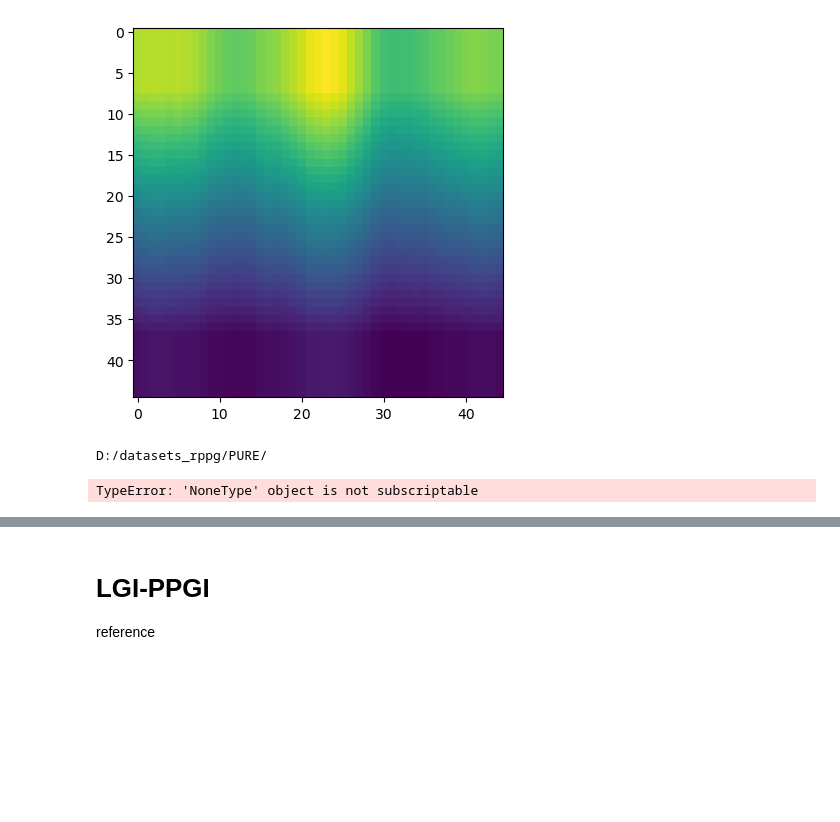
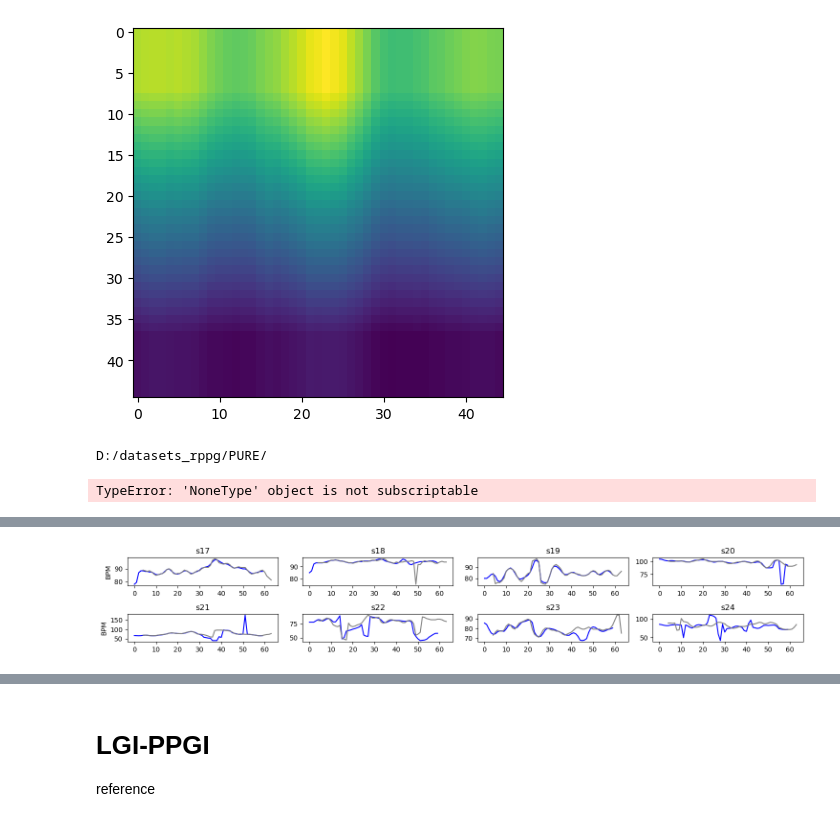
Before and after one commit to emilierp/landmark_rppg, a Jupyter notebook: project_landmarks/different_dataset.ipynb, the cells around one changed output, grey strips where cells are left out. Drawn from its saved outputs; the diff is of its cells as text; code cells hidden in the pictures; blank space fills up the shorter version.

```diff
--- a/project_landmarks/different_dataset.ipynb
+++ b/project_landmarks/different_dataset.ipynb
@@ -71,0 +170,23 @@ TypeError: 'NoneType' object is not subscriptable
+# %%
+import matplotlib.pyplot as plt
+
+idx = 16
+subjects = df.videoFilename.iloc[idx:idx+8].values
+fig, axs = plt.subplots(2, 4, figsize=(15, 2.5))
+
+# Add each trace to the corresponding subplot
+for i, ax in enumerate(axs.flat):
+    x = df.iloc[idx+i]  # Assuming df contains the necessary data
+    subject = x.videoFilename
+
+    ax.plot(x.timeGT[:60], x.bpmGT[:60], label='GT', color='blue')
+    ax.plot(x.timeES[:60], x.bpmES[:60], label='ES', color='gray')
+    ax.set_title(subject)
+    # ax.set_xlabel('Time (s)' if i//2 == 3 else '')
+    ax.set_ylabel('BPM' if i%4 == 0 else '')
+
+# Show the combined figure
+plt.tight_layout()
+plt.show()
+# %% [output]
+[figure, added]
```
Also changed, not shown: parts of 34 cells of this notebook, 53 other files.
